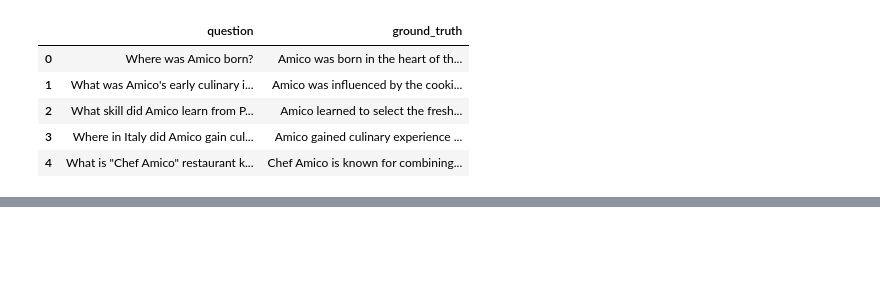
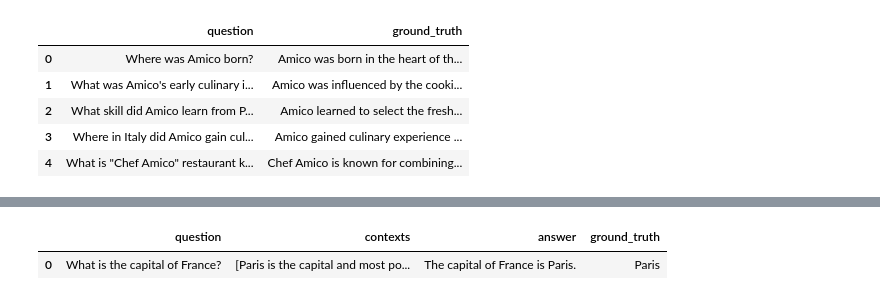
Before and after one commit to abhijeet06793/RAG_Advanced1, a Jupyter notebook: 04_Ragas_0.2.x.ipynb, the cells around one changed output, grey strips where cells are left out. Cells and saved outputs as stored; diff of their text form; code cells hidden in the pictures; blank space fills up the shorter version.

```diff
--- a/04_Ragas_0.2.x.ipynb
+++ b/04_Ragas_0.2.x.ipynb
@@ -306,0 +568,33 @@ plt.show()
+# %%
+import asyncio
+import threading
+from ragas.dataset_schema import SingleTurnSample, EvaluationDataset
+from ragas import aevaluate
+
+# ── Single-sample spot-check ──────────────────────────────────────────────────
+# Build one sample using the RAGAS 0.4 field names.
+# Mapping from old (0.1.x) → new (0.4.x):
+#   question     → user_input
+#   contexts     → retrieved_contexts
+#   answer       → response
+#   ground_truth → reference
+
+single_sample = SingleTurnSample(
+    user_input="What is the capital of France?",           # question
+    retrieved_contexts=["Paris is the capital and most populous city of France."],  # contexts
+    response="The capital of France is Paris.",            # answer
+    reference="Paris",                                     # ground_truth
+)
+
+single_dataset = EvaluationDataset(samples=[single_sample])
+
+# Preview with familiar column names
+single_dataset.to_pandas().rename(columns={
+    "user_input":         "question",
+    "retrieved_contexts": "contexts",
+    "response":           "answer",
+    "reference":          "ground_truth",
+})
+# %% [output]
+|  | question | contexts | answer | ground_truth |
+| 0 | What is the capital of France? | [Paris is the capital and most po... | The capital of France is Paris. | Paris |
```
Also changed, not shown: parts of 32 cells of this notebook, 7 other files.
